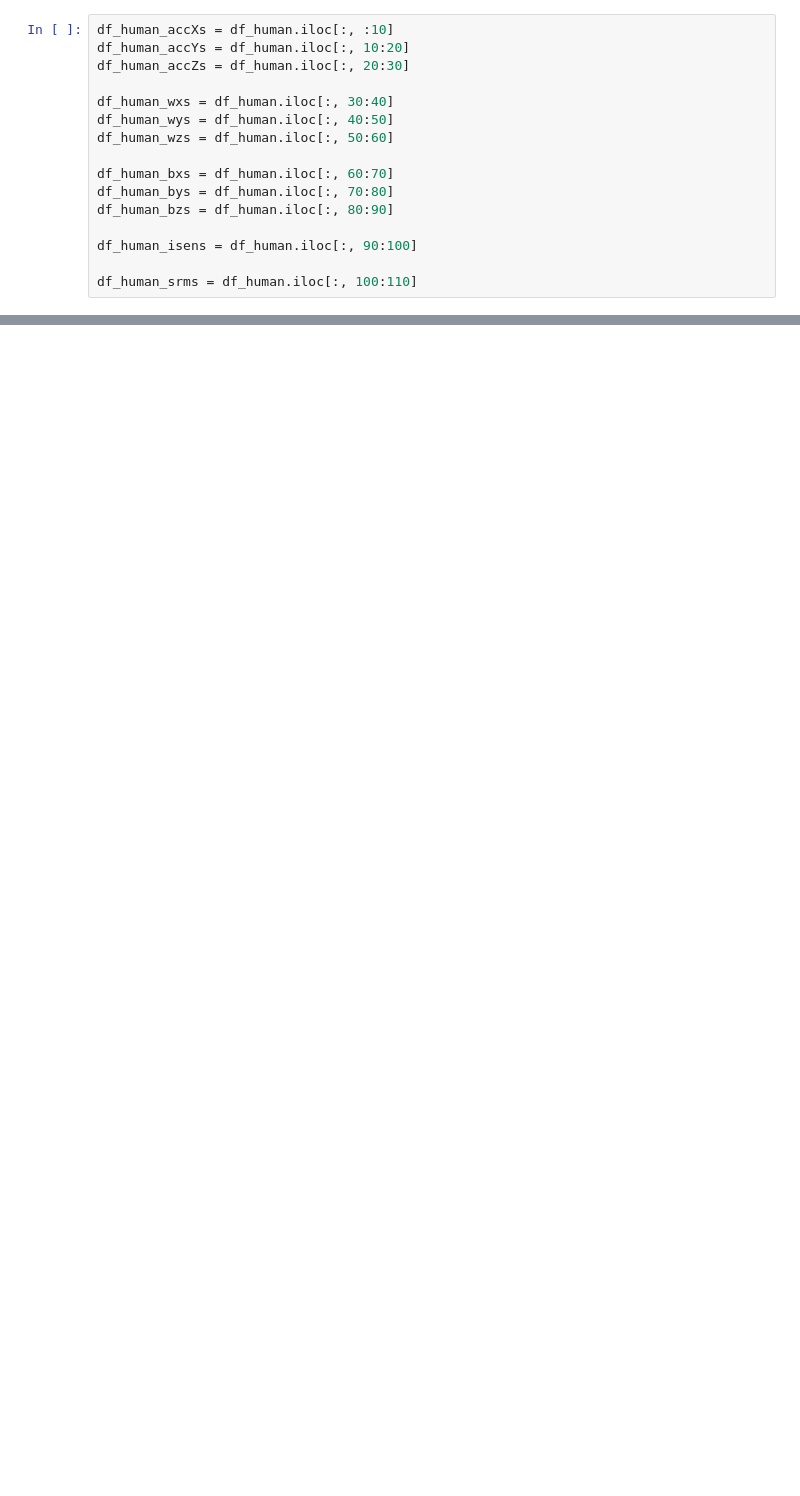
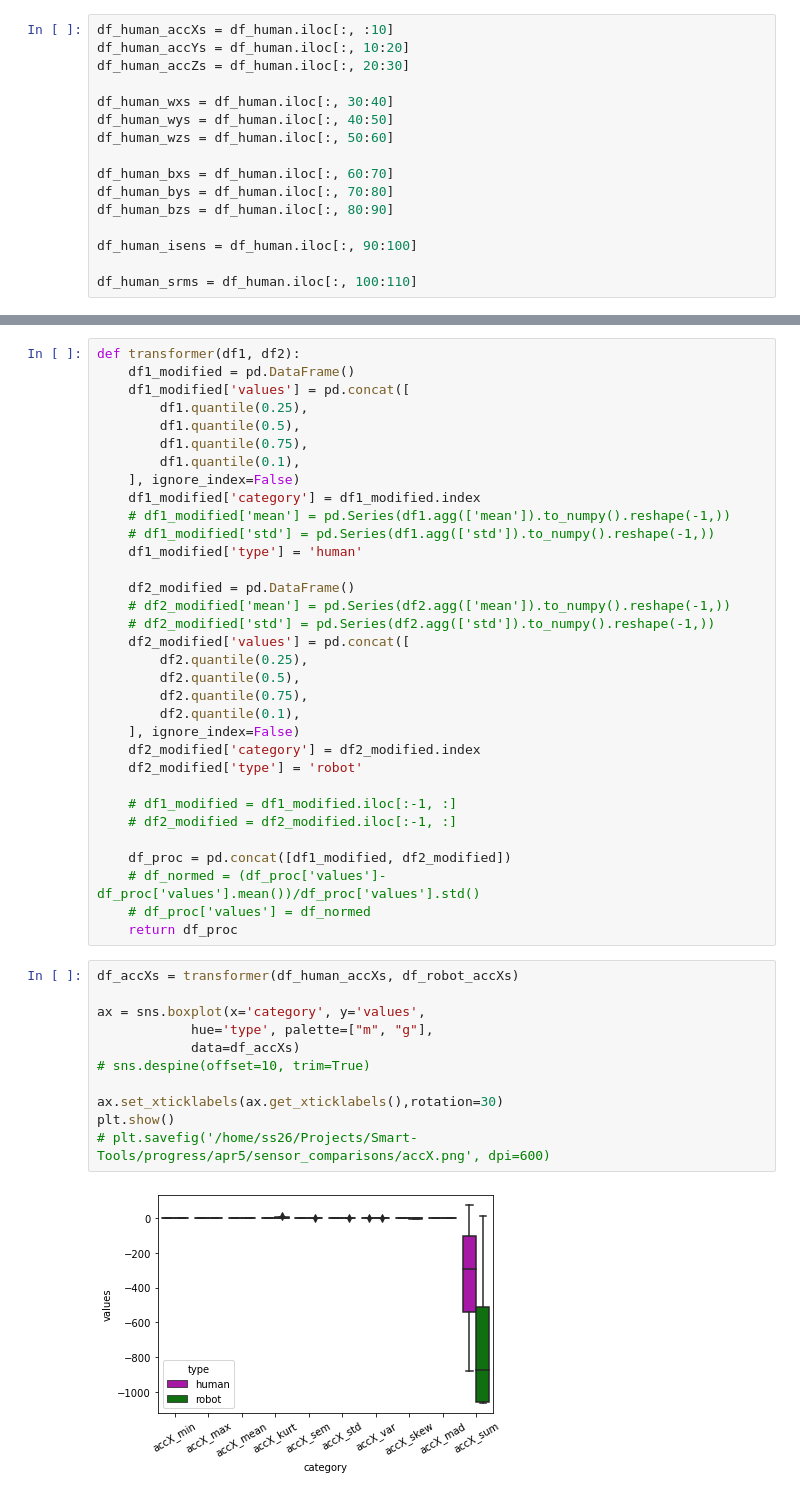
Before and after one commit to ss26/Smart-Tools, a Jupyter notebook: notebooks/plots.ipynb, the cells around one changed output, grey strips where cells are left out. Cells and saved outputs as stored; diff of their text form; blank space fills up the shorter version.

```diff
--- a/notebooks/plots.ipynb
+++ b/notebooks/plots.ipynb
@@ -131,0 +326,46 @@ df_human_srms = df_human.iloc[:, 100:110]
+# %%
+def transformer(df1, df2):
+    df1_modified = pd.DataFrame()
+    df1_modified['values'] = pd.concat([
+        df1.quantile(0.25),
+        df1.quantile(0.5),
+        df1.quantile(0.75),
+        df1.quantile(0.1),
+    ], ignore_index=False)
+    df1_modified['category'] = df1_modified.index
+    # df1_modified['mean'] = pd.Series(df1.agg(['mean']).to_numpy().reshape(-1,))
+    # df1_modified['std'] = pd.Series(df1.agg(['std']).to_numpy().reshape(-1,))
+    df1_modified['type'] = 'human'
+
+    df2_modified = pd.DataFrame()
+    # df2_modified['mean'] = pd.Series(df2.agg(['mean']).to_numpy().reshape(-1,))
+    # df2_modified['std'] = pd.Series(df2.agg(['std']).to_numpy().reshape(-1,))
+    df2_modified['values'] = pd.concat([
+        df2.quantile(0.25),
+        df2.quantile(0.5),
+        df2.quantile(0.75),
+        df2.quantile(0.1),
+    ], ignore_index=False)
+    df2_modified['category'] = df2_modified.index
+    df2_modified['type'] = 'robot'
+
+    # df1_modified = df1_modified.iloc[:-1, :]
+    # df2_modified = df2_modified.iloc[:-1, :]
+
+    df_proc = pd.concat([df1_modified, df2_modified])
+    # df_normed = (df_proc['values']-df_proc['values'].mean())/df_proc['values'].std()
+    # df_proc['values'] = df_normed
+    return df_proc
+# %%
+df_accXs = transformer(df_human_accXs, df_robot_accXs)
+
+ax = sns.boxplot(x='category', y='values',
+            hue='type', palette=["m", "g"],
+            data=df_accXs)
+# sns.despine(offset=10, trim=True)
+
+ax.set_xticklabels(ax.get_xticklabels(),rotation=30)
+plt.show()
+# plt.savefig('/home/ss26/Projects/Smart-Tools/progress/apr5/sensor_comparisons/accX.png', dpi=600)
+# %% [output]
+[figure, added]
```
Also changed, not shown: parts of 26 cells of this notebook, 13 other files.
